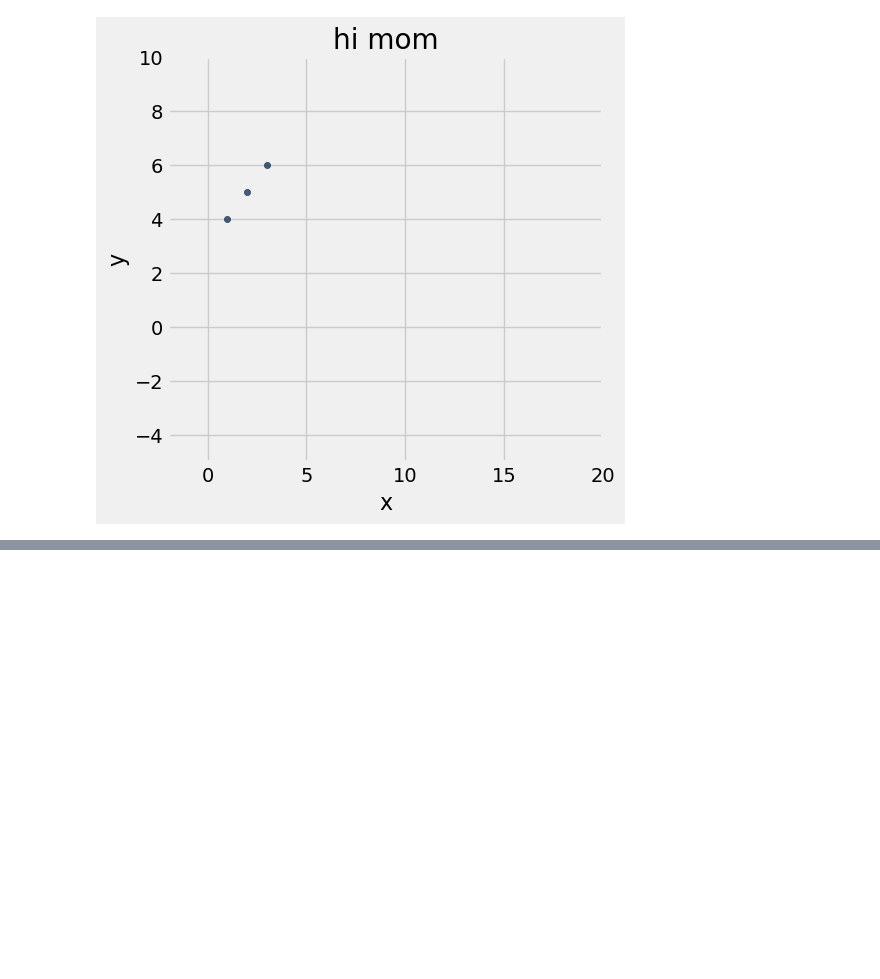
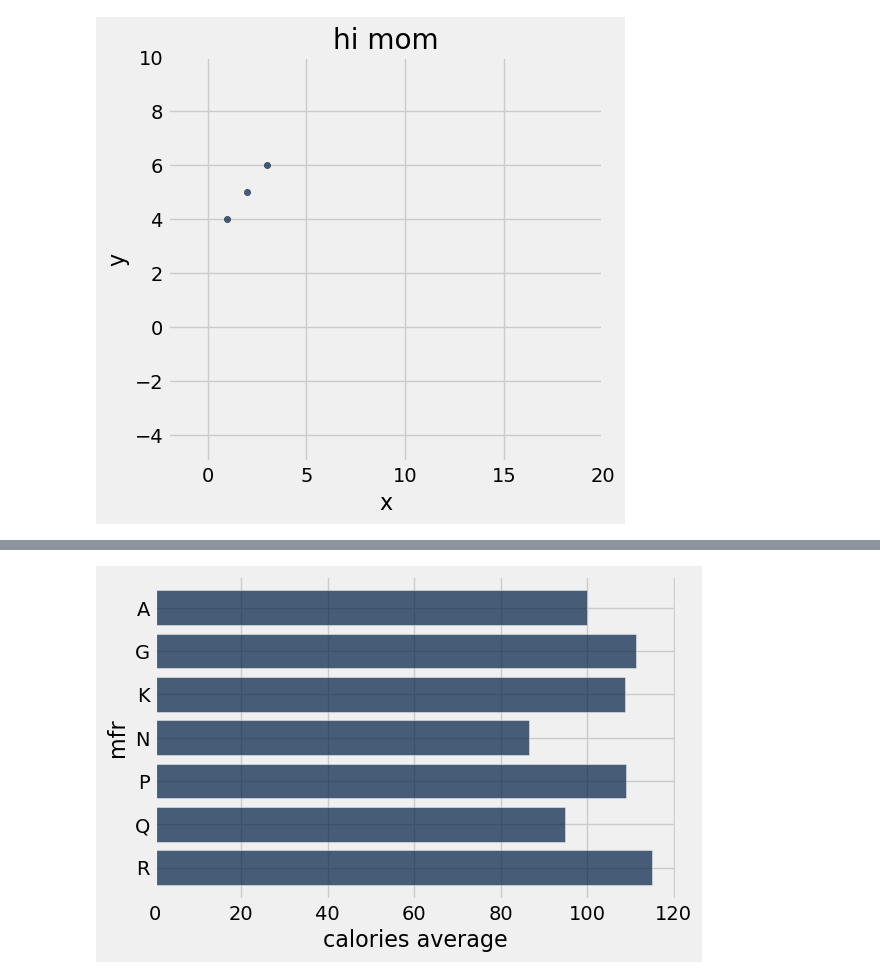
Before and after one commit to lawtonsclass/s26-code-from-class, a Jupyter notebook: data8/ch07.ipynb, the cells around one changed output, grey strips where cells are left out. Saved outputs shown, nothing was run; the diff lists cells and outputs as text; code cells hidden in the pictures; blank space fills up the shorter version.

```diff
--- a/data8/ch07.ipynb
+++ b/data8/ch07.ipynb
@@ -627,0 +648,4 @@ plots.xlim(-2, 20); # a semicolon here prevents the default output of the last l
+# %%
+cereal.group('mfr', np.average).barh('mfr', 'calories average')
+# %% [output]
+[figure, added]
```
Also changed, not shown: parts of 12 cells of this notebook.
